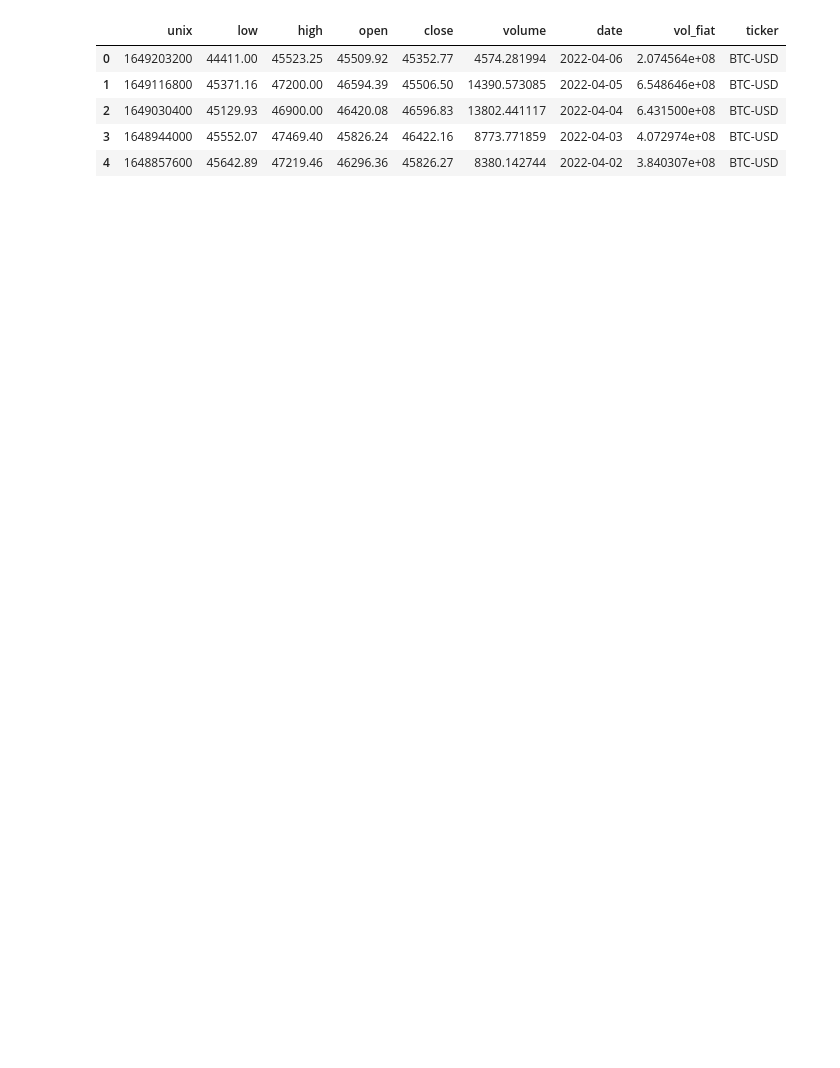
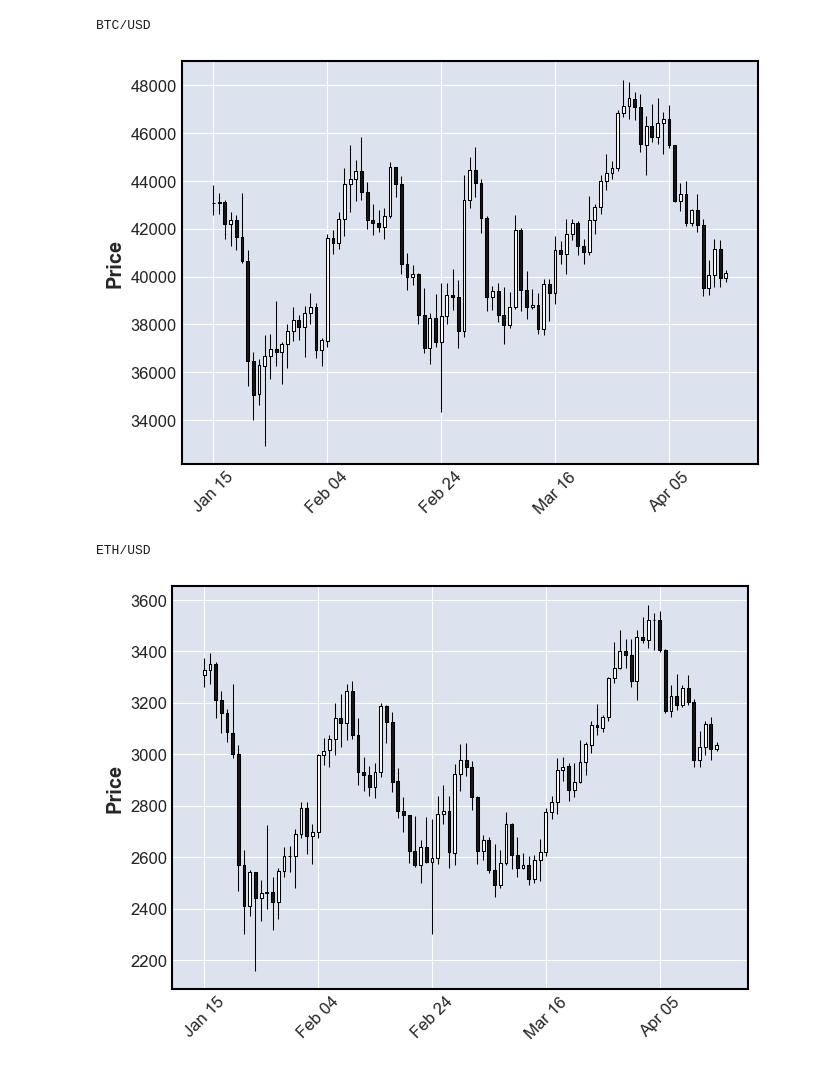
Before and after one commit to finnnilsen90/finance-blockchain_analysis, a Jupyter notebook: crypto_analysis.ipynb, the cells around one changed output. Cells and saved outputs as stored; diff of their text form; code cells hidden in the pictures; blank space fills up the shorter version.

```diff
--- a/crypto_analysis.ipynb
+++ b/crypto_analysis.ipynb
@@ -6,25 +6,22 @@ import json
 
 #functions
 import functions as f
+# %%
+ticker = ['BTC/USD','ETH/USD']
+
+for i in ticker:
+    data = f.fetch_daily_data(i)
+    print(i)
+    f.candle_stick(data,30)
+# %% [output]
+BTC/USD
+[figure, added]
+ETH/USD
+[figure, added]
 # %%
-# Generate CSV and display first 4 rows.
-ticker = ['BTC/USD']
-ticker_eth = 'ETH/USD'
-
-for i in ticker:
-    data = f.fetch_daily_data(i)
-
+# Generate BTC CSV and display first 4 rows.
+data = f.fetch_daily_data(ticker[0])
 df = pd.read_csv(data)
-df_firstn = pd.read_csv(data, nrows=5)
-
-df_firstn
-# %% [output]
-|  | unix | low | high | open | close | volume | date | vol_fiat | ticker |
-| 0 | 1649203200 | 44411.00 | 45523.25 | 45509.92 | 45352.77 | 4574.281994 | 2022-04-06 | 2.074564e+08 | BTC-USD |
-| 1 | 1649116800 | 45371.16 | 47200.00 | 46594.39 | 45506.50 | 14390.573085 | 2022-04-05 | 6.548646e+08 | BTC-USD |
-| 2 | 1649030400 | 45129.93 | 46900.00 | 46420.08 | 46596.83 | 13802.441117 | 2022-04-04 | 6.431500e+08 | BTC-USD |
-| 3 | 1648944000 | 45552.07 | 47469.40 | 45826.24 | 46422.16 | 8773.771859 | 2022-04-03 | 4.072974e+08 | BTC-USD |
-| 4 | 1648857600 | 45642.89 | 47219.46 | 46296.36 | 45826.27 | 8380.142744 | 2022-04-02 | 3.840307e+08 | BTC-USD |
 # %%
 # Pivot by monthly high and low
 
```
Also changed, not shown: parts of 2 cells of this notebook, 1 other file.
